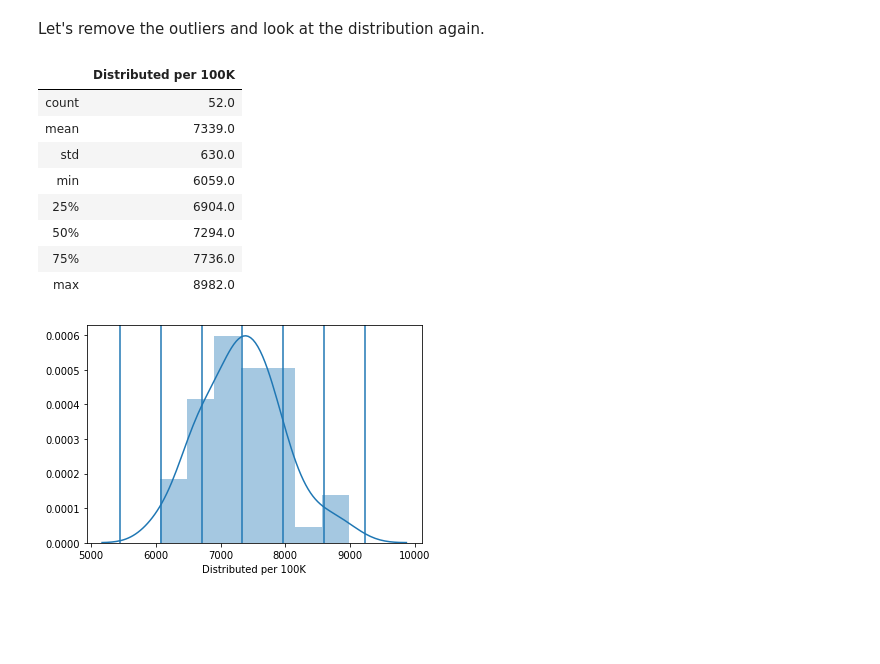
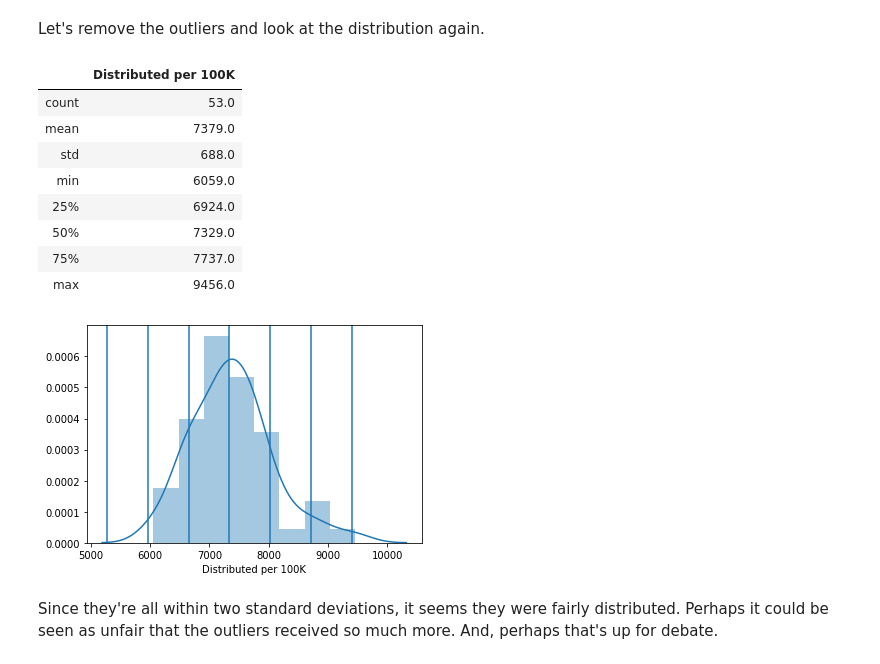
Before and after one commit to JessicaFB/Bodo-Covid, a Jupyter notebook: Covid-questions.ipynb, the cells around one changed output. Saved outputs shown, nothing was run; the diff lists cells and outputs as text; code cells hidden in the pictures; blank space fills up the shorter version.

```diff
--- a/Covid-questions.ipynb
+++ b/Covid-questions.ipynb
@@ -365,25 +330,27 @@ sns.distplot(distribution['Distributed per 100K']);
 Let's remove the outliers and look at the distribution again.
 # %%
 # Drop specified outliers: US Territories + Alaska
-distribution_us = distribution.drop([13,15,28,0,3,32,49])
+distribution_us = distribution.drop([15,28,0,3,32,49])
 # %%
 distribution_us.describe().round()
 # %% [output]
 |  | Distributed per 100K |
-| count | 52.0 |
-| mean | 7339.0 |
-| std | 630.0 |
+| count | 53.0 |
+| mean | 7379.0 |
+| std | 688.0 |
 | min | 6059.0 |
-| 25% | 6904.0 |
-| 50% | 7294.0 |
-| 75% | 7736.0 |
-| max | 8982.0 |
+| 25% | 6924.0 |
+| 50% | 7329.0 |
+| 75% | 7737.0 |
+| max | 9456.0 |
 # %%
 # Plot distribution
 sns.distplot(distribution_us['Distributed per 100K']);
-# Add standard d
-xcoords = [(7339.0-(3*630)),(7339.0-(2*630)),(7339.0-(1*630)), 7339.0,(7339.0+(1*630)),(7339.0+(2*630)),(7339.0+(3*630))]
+# Add standard deviations
+xcoords = [(7339.0-(3*688)),(7339.0-(2*688)),(7339.0-(1*688)), 7339.0,(7339.0+(1*688)),(7339.0+(2*688)),(7339.0+(3*688))]
 for xc in xcoords:
     plt.axvline(x=xc)
 # %% [output]
-[figure, old version]
+[figure, new version]
+# %% [markdown]
+Since they're all within two standard deviations, it seems they were fairly distributed. Perhaps it could be seen as unfair that the outliers received so much more. And, perhaps that's up for debate.
```
Also changed, not shown: parts of 18 cells of this notebook.
